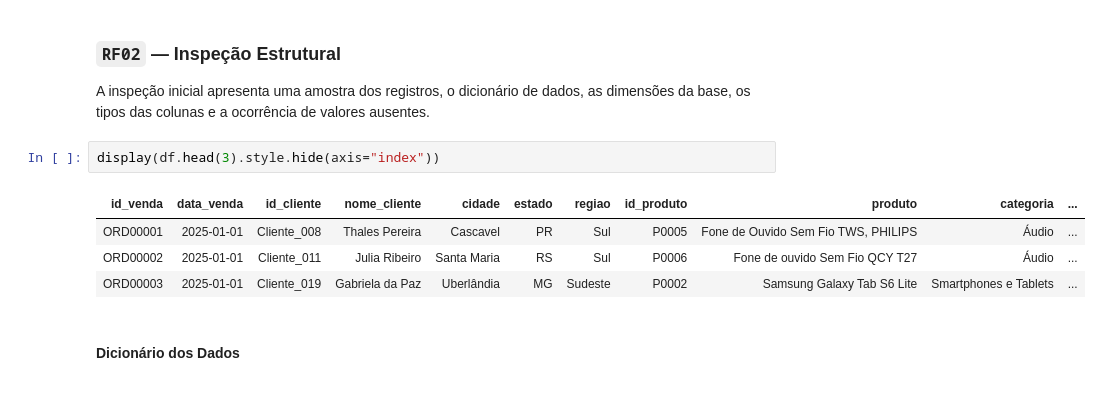
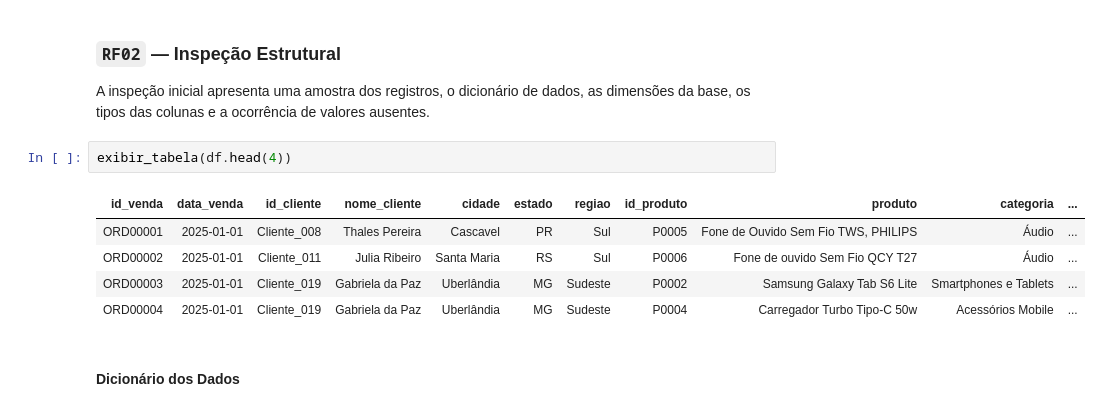
Before and after one commit to CorreaBrunoMiguel/sales-insight-py, a Jupyter notebook: notebooks/sales_insight.ipynb, the cells around one changed output. Saved outputs shown, nothing was run; the diff lists cells and outputs as text.

Commit message:
refactor: centraliza exibicao de tabelas

```diff
--- a/notebooks/sales_insight.ipynb
+++ b/notebooks/sales_insight.ipynb
@@ -53,12 +54,13 @@ df = df_bruto.copy()
 
 A inspeção inicial apresenta uma amostra dos registros, o dicionário de dados, as dimensões da base, os tipos das colunas e a ocorrência de valores ausentes.
 # %%
-display(df.head(3).style.hide(axis="index"))
+exibir_tabela(df.head(4))
 # %% [output]
 | id_venda | data_venda | id_cliente | nome_cliente | cidade | estado | regiao | id_produto | produto | categoria | ... |
 | ORD00001 | 2025-01-01 | Cliente_008 | Thales Pereira | Cascavel | PR | Sul | P0005 | Fone de Ouvido Sem Fio TWS, PHILIPS | Áudio | ... |
 | ORD00002 | 2025-01-01 | Cliente_011 | Julia Ribeiro | Santa Maria | RS | Sul | P0006 | Fone de ouvido Sem Fio QCY T27 | Áudio | ... |
 | ORD00003 | 2025-01-01 | Cliente_019 | Gabriela da Paz | Uberlândia | MG | Sudeste | P0002 | Samsung Galaxy Tab S6 Lite | Smartphones e Tablets | ... |
+| ORD00004 | 2025-01-01 | Cliente_019 | Gabriela da Paz | Uberlândia | MG | Sudeste | P0004 | Carregador Turbo Tipo-C 50w | Acessórios Mobile | ... |
 # %% [markdown]
 #### Dicionário dos Dados
 # %%
```
Also changed, not shown: parts of 21 cells of this notebook, 4 other files.
